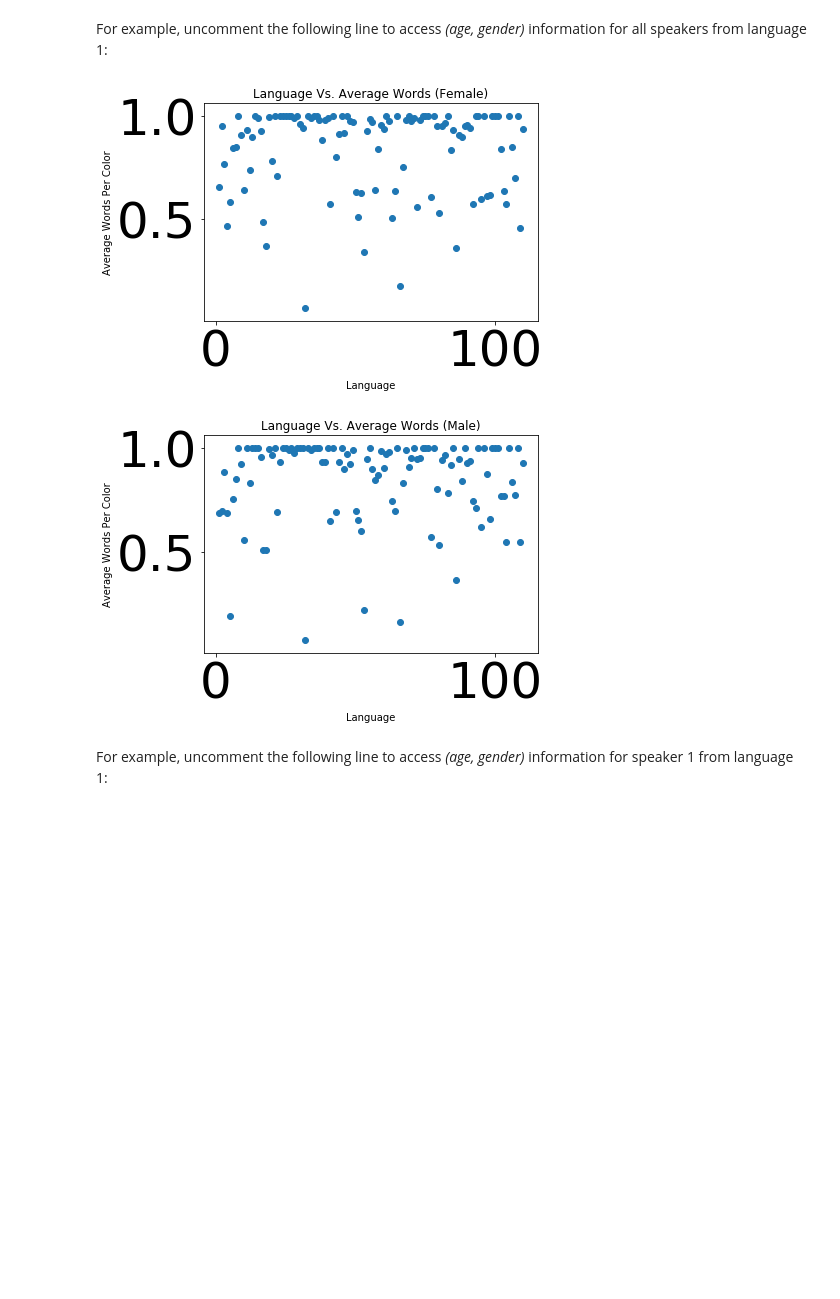
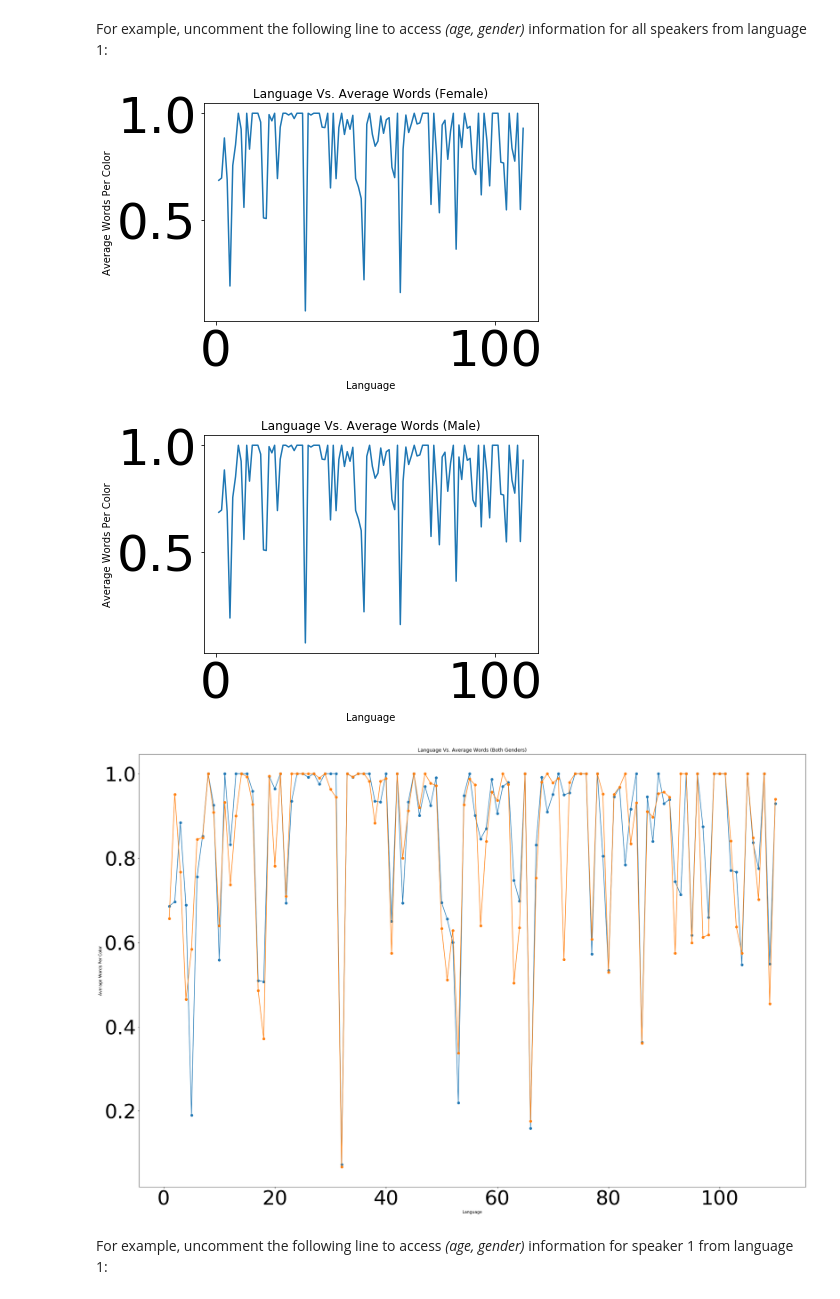
Before and after one commit to Advay-Sriram/cog260-final-project, a Jupyter notebook: wcs_data_notebook/wcs_demo_notebook.ipynb, the cells around one changed output. Drawn from its saved outputs; the diff is of its cells as text; code cells hidden in the pictures; blank space fills up the shorter version.

Commit message:
Attempt at comparing male averages to female averages in a plot

```diff
--- a/wcs_data_notebook/wcs_demo_notebook.ipynb
+++ b/wcs_data_notebook/wcs_demo_notebook.ipynb
@@ -213,37 +213,54 @@ femaleLanguageAvgRatioArray = []
 femaleLanguageSum = 0
 femaleCount = 0
 femaleCurrLanguage = 1
 femaleLanguageAvgRatio = 0
 for index in range(len(femaleSpeakerArray)):
     if femaleSpeakerArray[index][0] == femaleCurrLanguage:
         femaleLanguageSum += femaleSpeakerArray[index][2]
         femaleCount += 1
     else:
         femaleLanguageAvgRatio = femaleLanguageSum / femaleCount
         femaleLanguageAvgRatioArray.append(femaleLanguageAvgRatio)
         femaleCount = 0
         femaleLanguageSum = 0
         femaleCurrLanguage = femaleSpeakerArray[index][0]
         femaleLanguageSum += femaleSpeakerArray[index][2]
         femaleCount += 1
 #additional call outside of for loop to account for last avg ratio.
 femaleLanguageAvgRatio = femaleLanguageSum / femaleCount
 femaleLanguageAvgRatioArray.append(femaleLanguageAvgRatio)
 
-plt.scatter(namingData.keys(), femaleLanguageAvgRatioArray)
+languageArray = list(namingData.keys())
+maleAvgRatioArray  = np.array(maleLanguageAvgRatioArray)
+femaleAvgRatioArray  = np.array(femaleLanguageAvgRatioArray)
+
+plt.plot(languageArray, maleAvgRatioArray)
 plt.title("Language Vs. Average Words (Female)")
 plt.xlabel("Language")
 plt.ylabel("Average Words Per Color")
 plt.show()
 
-plt.scatter(namingData.keys(), maleLanguageAvgRatioArray)
+plt.plot(languageArray, maleAvgRatioArray)
 plt.title("Language Vs. Average Words (Male)")
 plt.xlabel("Language")
 plt.ylabel("Average Words Per Color")
 plt.show()
+
+languageArray = list(namingData.keys())
+maleAvgRatioArray  = np.array(maleLanguageAvgRatioArray)
+femaleAvgRatioArray  = np.array(femaleLanguageAvgRatioArray)
+
+plt.figure(figsize=(30,20))
+plt.plot(languageArray, maleAvgRatioArray, marker = 'o')
+plt.plot(languageArray, femaleLanguageAvgRatioArray, marker = 'o')
+plt.title("Language Vs. Average Words (Both Genders)")
+plt.xlabel("Language")
+plt.ylabel("Average Words Per Color")
+plt.show()
 # %% [output]
-[figure, old version]
+[figure, new version]
-[figure, old version]
+[figure, new version]
+[figure, added]
 # %% [markdown]
 For example, uncomment the following line to access _(age, gender)_ information for speaker 1 from language 1:
 # %%
```
Also changed, not shown: parts of 3 cells of this notebook.
